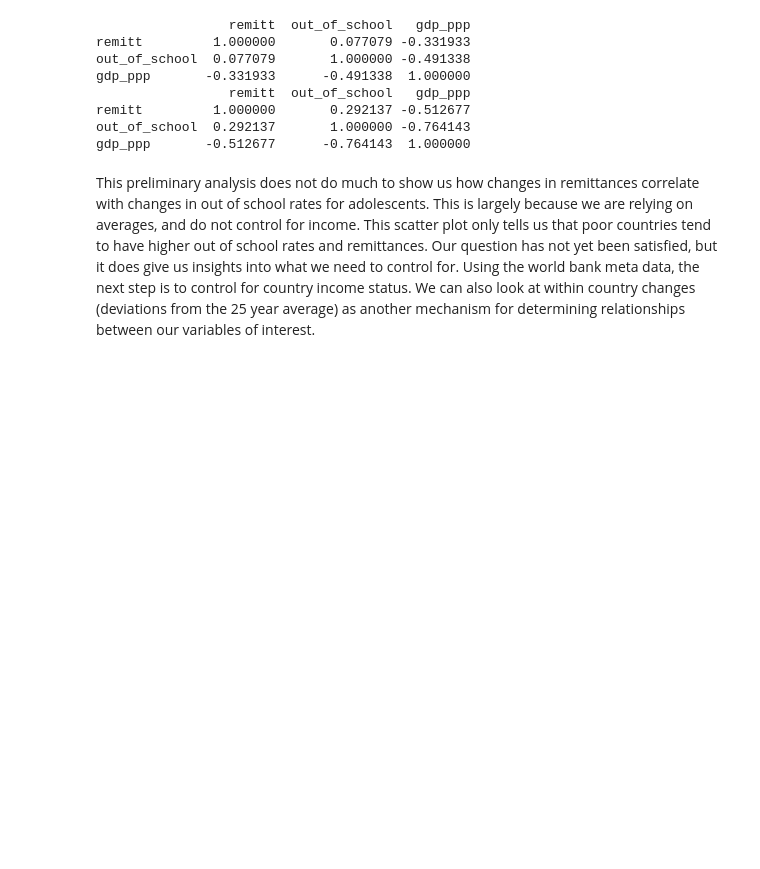
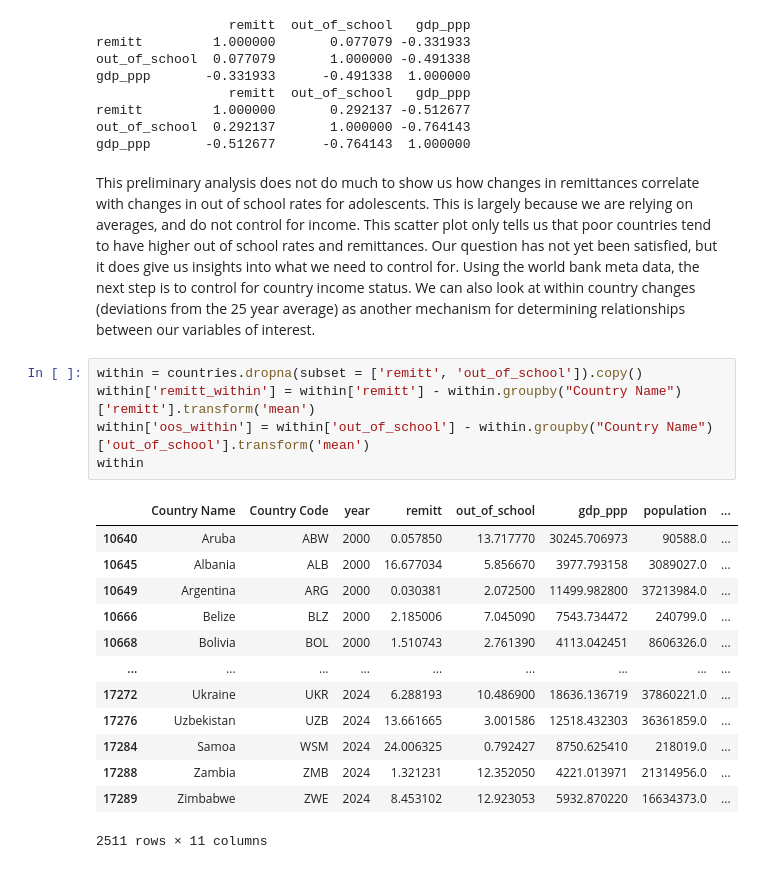
Before and after one commit to JonathanRenois/ECO3410-Project, a Jupyter notebook: Remittance Project - Copy/remittanceproject.ipynb, the cells around one changed output. Cells and saved outputs as stored; diff of their text form; blank space fills up the shorter version.

```diff
--- a/Remittance Project - Copy/remittanceproject.ipynb
+++ b/Remittance Project - Copy/remittanceproject.ipynb
@@ -289,3 +289,22 @@ out_of_school  0.292137       1.000000 -0.764143
 gdp_ppp       -0.512677      -0.764143  1.000000
 # %% [markdown]
 This preliminary analysis does not do much to show us how changes in remittances correlate with changes in out of school rates for adolescents. This is largely because we are relying on averages, and do not control for income. This scatter plot only tells us that poor countries tend to have higher out of school rates and remittances. Our question has not yet been satisfied, but it does give us insights into what we need to control for. Using the world bank meta data, the next step is to control for country income status. We can also look at within country changes (deviations from the 25 year average) as another mechanism for determining relationships between our variables of interest.
+# %%
+within = countries.dropna(subset = ['remitt', 'out_of_school']).copy()
+within['remitt_within'] = within['remitt'] - within.groupby("Country Name")['remitt'].transform('mean')
+within['oos_within'] = within['out_of_school'] - within.groupby("Country Name")['out_of_school'].transform('mean')
+within
+# %% [output]
+|  | Country Name | Country Code | year | remitt | out_of_school | gdp_ppp | population | ... |
+| 10640 | Aruba | ABW | 2000 | 0.057850 | 13.717770 | 30245.706973 | 90588.0 | ... |
+| 10645 | Albania | ALB | 2000 | 16.677034 | 5.856670 | 3977.793158 | 3089027.0 | ... |
+| 10649 | Argentina | ARG | 2000 | 0.030381 | 2.072500 | 11499.982800 | 37213984.0 | ... |
+| 10666 | Belize | BLZ | 2000 | 2.185006 | 7.045090 | 7543.734472 | 240799.0 | ... |
+| 10668 | Bolivia | BOL | 2000 | 1.510743 | 2.761390 | 4113.042451 | 8606326.0 | ... |
+| ... | ... | ... | ... | ... | ... | ... | ... | ... |
+| 17272 | Ukraine | UKR | 2024 | 6.288193 | 10.486900 | 18636.136719 | 37860221.0 | ... |
+| 17276 | Uzbekistan | UZB | 2024 | 13.661665 | 3.001586 | 12518.432303 | 36361859.0 | ... |
+| 17284 | Samoa | WSM | 2024 | 24.006325 | 0.792427 | 8750.625410 | 218019.0 | ... |
+| 17288 | Zambia | ZMB | 2024 | 1.321231 | 12.352050 | 4221.013971 | 21314956.0 | ... |
+| 17289 | Zimbabwe | ZWE | 2024 | 8.453102 | 12.923053 | 5932.870220 | 16634373.0 | ... |
+2511 rows × 11 columns
```
Also changed, not shown: parts of 11 cells of this notebook.
